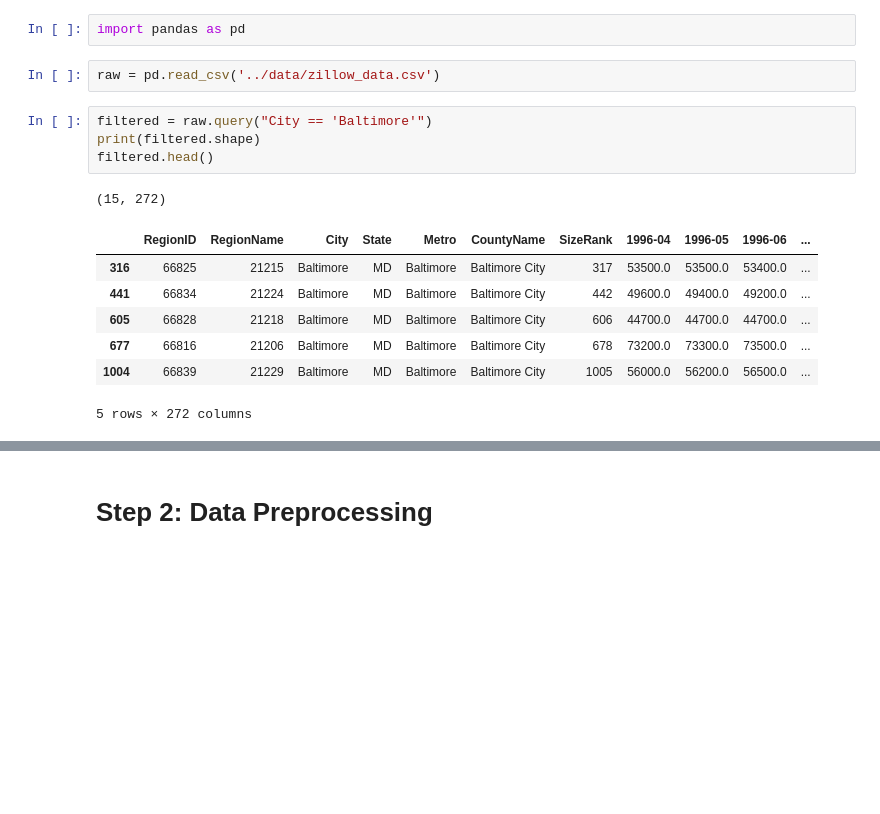
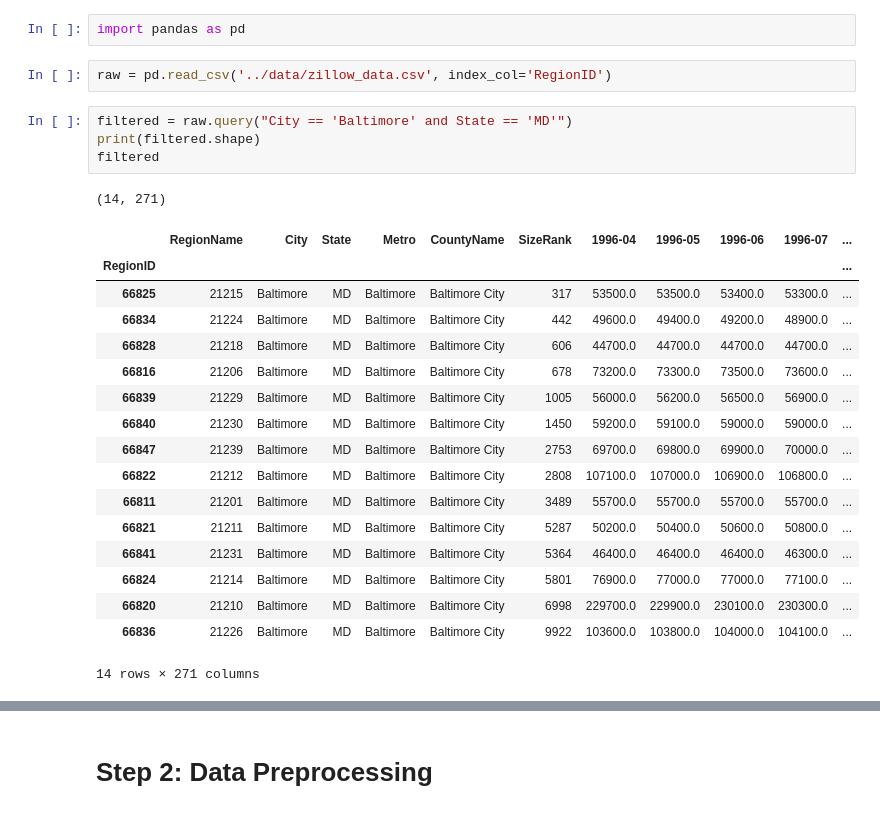
Before and after one commit to sethchart/Baltimore-Real-Estate-Investment, a Jupyter notebook: code/starter_notebook.ipynb, the cells around one changed output, grey strips where cells are left out. Saved outputs shown, nothing was run; the diff lists cells and outputs as text; blank space fills up the shorter version.

```diff
--- a/code/starter_notebook.ipynb
+++ b/code/starter_notebook.ipynb
@@ -4,17 +4,27 @@ Our main data set is stored in the `zillow_data.csv` spread sheet
 # %%
 import pandas as pd
 # %%
-raw = pd.read_csv('../data/zillow_data.csv')
+raw = pd.read_csv('../data/zillow_data.csv', index_col='RegionID')
 # %%
-filtered = raw.query("City == 'Baltimore'")
+filtered = raw.query("City == 'Baltimore' and State == 'MD'")
 print(filtered.shape)
-filtered.head()
+filtered
 # %% [output]
-(15, 272)
+(14, 271)
-|  | RegionID | RegionName | City | State | Metro | CountyName | SizeRank | 1996-04 | 1996-05 | 1996-06 | ... |
-| 316 | 66825 | 21215 | Baltimore | MD | Baltimore | Baltimore City | 317 | 53500.0 | 53500.0 | 53400.0 | ... |
-| 441 | 66834 | 21224 | Baltimore | MD | Baltimore | Baltimore City | 442 | 49600.0 | 49400.0 | 49200.0 | ... |
-| 605 | 66828 | 21218 | Baltimore | MD | Baltimore | Baltimore City | 606 | 44700.0 | 44700.0 | 44700.0 | ... |
-| 677 | 66816 | 21206 | Baltimore | MD | Baltimore | Baltimore City | 678 | 73200.0 | 73300.0 | 73500.0 | ... |
-| 1004 | 66839 | 21229 | Baltimore | MD | Baltimore | Baltimore City | 1005 | 56000.0 | 56200.0 | 56500.0 | ... |
+|  | RegionName | City | State | Metro | CountyName | SizeRank | 1996-04 | 1996-05 | 1996-06 | 1996-07 | ... |
+| RegionID |  |  |  |  |  |  |  |  |  |  | ... |
+| 66825 | 21215 | Baltimore | MD | Baltimore | Baltimore City | 317 | 53500.0 | 53500.0 | 53400.0 | 53300.0 | ... |
+| 66834 | 21224 | Baltimore | MD | Baltimore | Baltimore City | 442 | 49600.0 | 49400.0 | 49200.0 | 48900.0 | ... |
+| 66828 | 21218 | Baltimore | MD | Baltimore | Baltimore City | 606 | 44700.0 | 44700.0 | 44700.0 | 44700.0 | ... |
+| 66816 | 21206 | Baltimore | MD | Baltimore | Baltimore City | 678 | 73200.0 | 73300.0 | 73500.0 | 73600.0 | ... |
+| 66839 | 21229 | Baltimore | MD | Baltimore | Baltimore City | 1005 | 56000.0 | 56200.0 | 56500.0 | 56900.0 | ... |
+| 66840 | 21230 | Baltimore | MD | Baltimore | Baltimore City | 1450 | 59200.0 | 59100.0 | 59000.0 | 59000.0 | ... |
+| 66847 | 21239 | Baltimore | MD | Baltimore | Baltimore City | 2753 | 69700.0 | 69800.0 | 69900.0 | 70000.0 | ... |
+| 66822 | 21212 | Baltimore | MD | Baltimore | Baltimore City | 2808 | 107100.0 | 107000.0 | 106900.0 | 106800.0 | ... |
+| 66811 | 21201 | Baltimore | MD | Baltimore | Baltimore City | 3489 | 55700.0 | 55700.0 | 55700.0 | 55700.0 | ... |
+| 66821 | 21211 | Baltimore | MD | Baltimore | Baltimore City | 5287 | 50200.0 | 50400.0 | 50600.0 | 50800.0 | ... |
+| 66841 | 21231 | Baltimore | MD | Baltimore | Baltimore City | 5364 | 46400.0 | 46400.0 | 46400.0 | 46300.0 | ... |
+| 66824 | 21214 | Baltimore | MD | Baltimore | Baltimore City | 5801 | 76900.0 | 77000.0 | 77000.0 | 77100.0 | ... |
+| 66820 | 21210 | Baltimore | MD | Baltimore | Baltimore City | 6998 | 229700.0 | 229900.0 | 230100.0 | 230300.0 | ... |
+| 66836 | 21226 | Baltimore | MD | Baltimore | Baltimore City | 9922 | 103600.0 | 103800.0 | 104000.0 | 104100.0 | ... |
-5 rows × 272 columns
+14 rows × 271 columns
```
Also changed, not shown: parts of 17 cells of this notebook.
